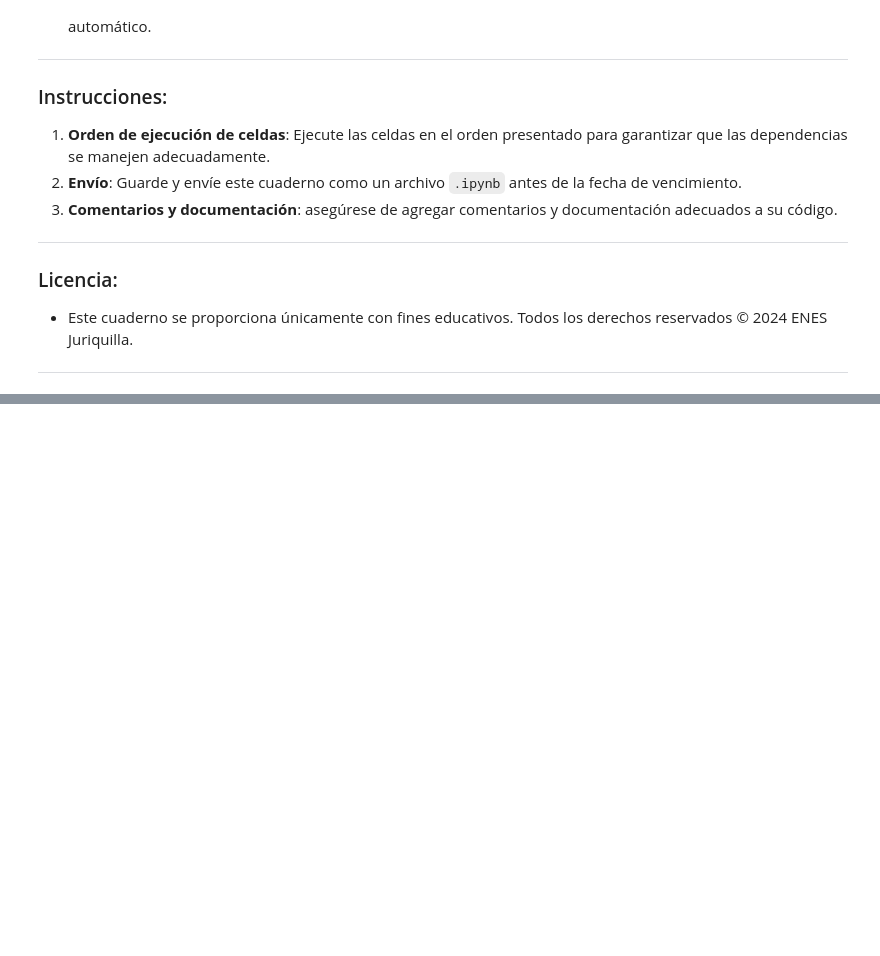
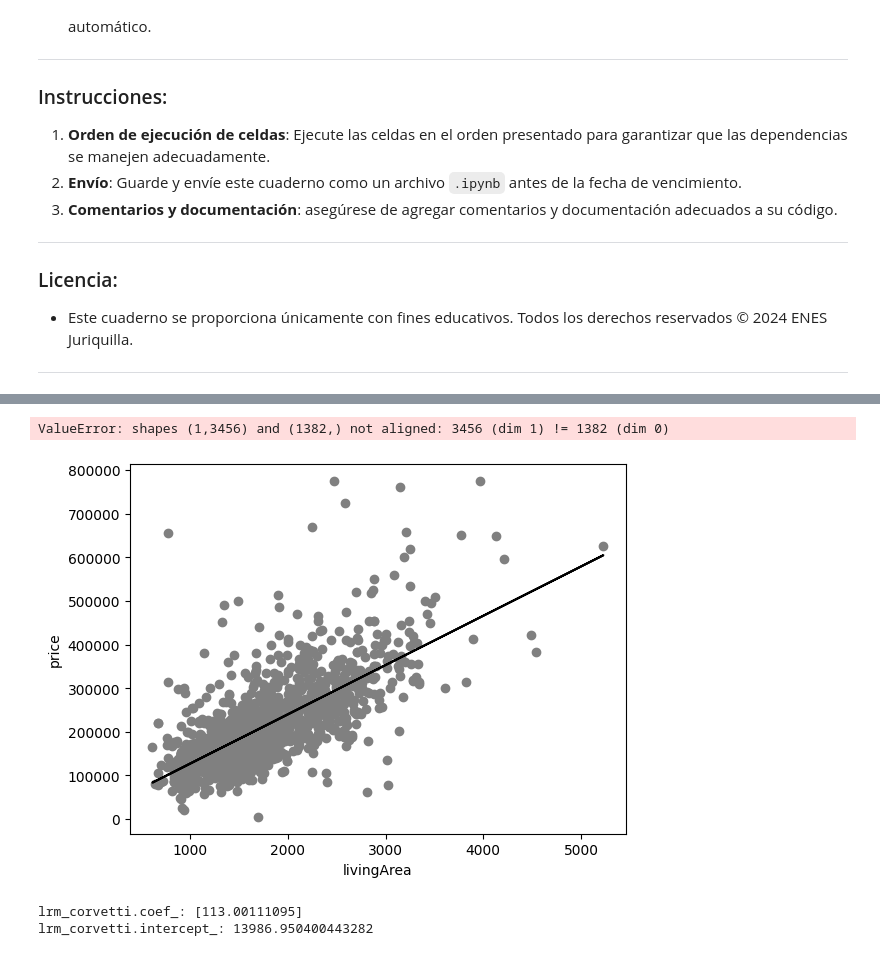
Before and after one commit to jesolisp/Curso-Introduccion-Aprendizaje-Automatico, a Jupyter notebook: docs/JESP_02_Modelos_regresion.ipynb, the cells around one changed output, grey strips where cells are left out. Drawn from its saved outputs; the diff is of its cells as text; code cells hidden in the pictures; blank space fills up the shorter version.

```diff
--- a/docs/JESP_02_Modelos_regresion.ipynb
+++ b/docs/JESP_02_Modelos_regresion.ipynb
@@ -71,0 +223,38 @@ The Boston housing prices dataset has an ethical problem: as
+# %%
+# 6.1 Modelo con enfoque matricial
+X_1 = np.vstack((np.ones(X_train.shape), X_train)).T
+
+beta = np.linalg.pinv(X_1).dot(y_train)
+beta
+# %% [output]
+ValueError: shapes (1,3456) and (1382,) not aligned: 3456 (dim 1) != 1382 (dim 0)
+# %%
+# 6.1.1. Construimos el modelo de regresion lineal
+y_train_pred = beta[1]*X_train + beta[0]
+y_test_pred = beta[1]*X_test + beta[0]
+# %%
+plt.figure()
+plt.scatter(X_train, y_train, color = 'gray')
+plt.plot(X_train, y_train_pred, 'k')
+plt.xlabel('livingArea')
+plt.ylabel('price')
+plt.show()
+# %% [output]
+[figure, added]
+# %%
+# 6.2 # Creacion del modelo de regresion lineal con scikit-learn
+lrm_corvetti = LinearRegression()
+
+# 6.2.1 Ajuste del modelo de regresion lineal
+lrm_corvetti.fit(X = X_train, y = y_train)
+
+# 6.2.2 Prediccion del modelo ajustado
+y_train_pred_lrm = lrm_corvetti.predict(X_train)
+y_test_pred_lrm = lrm_corvetti.predict(X_test)
+
+# 6.2.3. Se obtienen sus coeficientes
+print("lrm_corvetti.coef_: {}".format(lrm_corvetti.coef_))
+print("lrm_corvetti.intercept_: {}".format(lrm_corvetti.intercept_))
+# %% [output]
+lrm_corvetti.coef_: [113.00111095]
+lrm_corvetti.intercept_: 13986.950400443282
```
Also changed, not shown: parts of 16 cells of this notebook, 1 other file.
